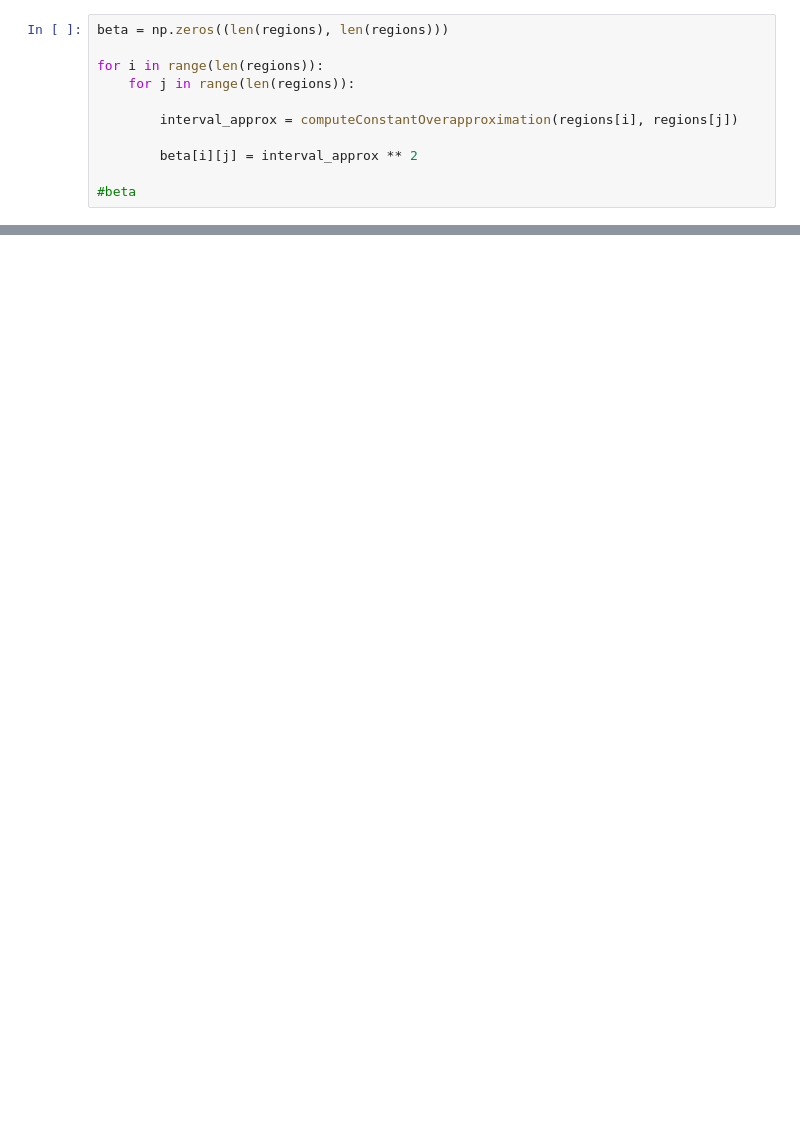
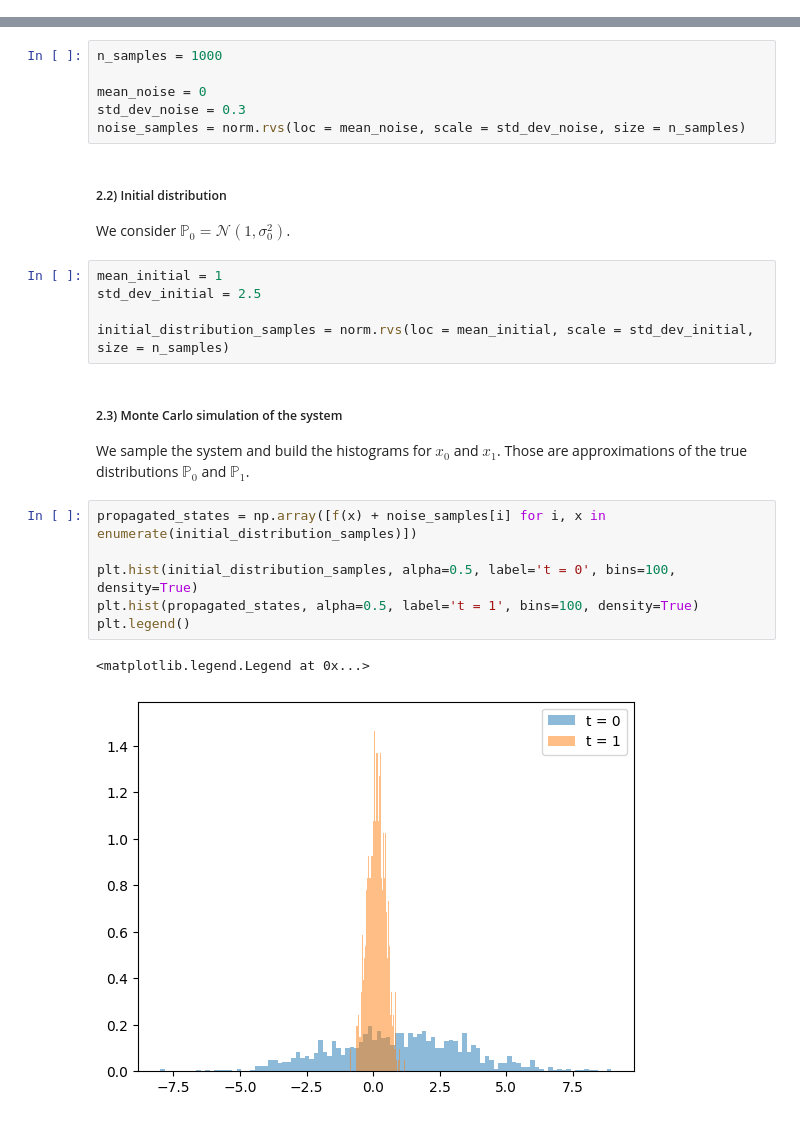
Before and after one commit to sjladams/WassProp, a Jupyter notebook: experiments.ipynb, the cells around one changed output, grey strips where cells are left out. Saved outputs shown, nothing was run; the diff lists cells and outputs as text; blank space fills up the shorter version.

```diff
--- a/experiments.ipynb
+++ b/experiments.ipynb
@@ -173,11 +0,0 @@ for i in range(len(regions)):
-# %%
-beta = np.zeros((len(regions), len(regions)))
-
-for i in range(len(regions)):
-    for j in range(len(regions)):
-
-        interval_approx = computeConstantOverapproximation(regions[i], regions[j])
-
-        beta[i][j] = interval_approx ** 2
-
-#beta
@@ -561,0 +54,28 @@ alpha_matrix = np.zeros([len(regions), len(regions)])
+# %%
+n_samples = 1000
+
+mean_noise = 0
+std_dev_noise = 0.3
+noise_samples = norm.rvs(loc = mean_noise, scale = std_dev_noise, size = n_samples)
+# %% [markdown]
+##### 2.2) Initial distribution
+
+We consider $\mathbb{P}_{0} = \mathcal{N}(1, \sigma^{2}_0)$.
+# %%
+mean_initial = 1
+std_dev_initial = 2.5
+
+initial_distribution_samples = norm.rvs(loc = mean_initial, scale = std_dev_initial, size = n_samples)
+# %% [markdown]
+##### 2.3) Monte Carlo simulation of the system
+
+We sample the system and build the histograms for $x_0$ and $x_1$. Those are approximations of the true distributions $\mathbb{P}_0$ and $\mathbb{P}_1$.
+# %%
+propagated_states = np.array([f(x) + noise_samples[i] for i, x in enumerate(initial_distribution_samples)])
+
+plt.hist(initial_distribution_samples, alpha=0.5, label='t = 0', bins=100, density=True)
+plt.hist(propagated_states, alpha=0.5, label='t = 1', bins=100, density=True)
+plt.legend()
+# %% [output]
+<matplotlib.legend.Legend at 0x...>
+[figure, added]
```
Also changed, not shown: parts of 89 cells of this notebook.
